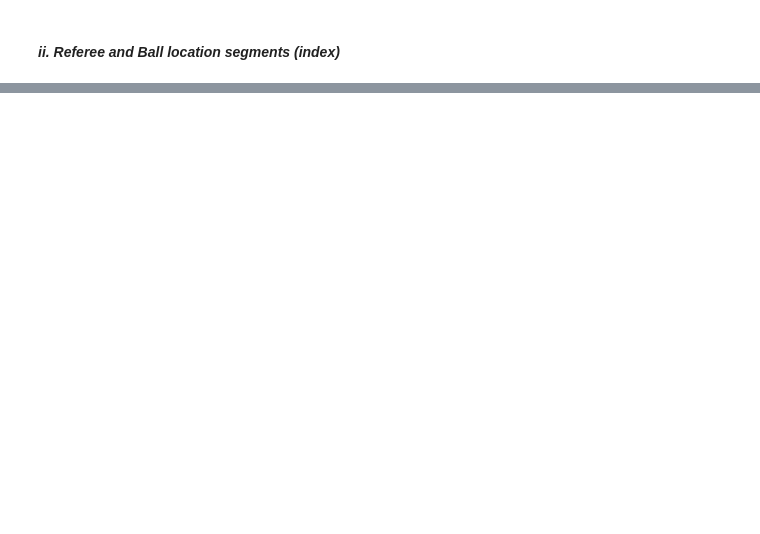
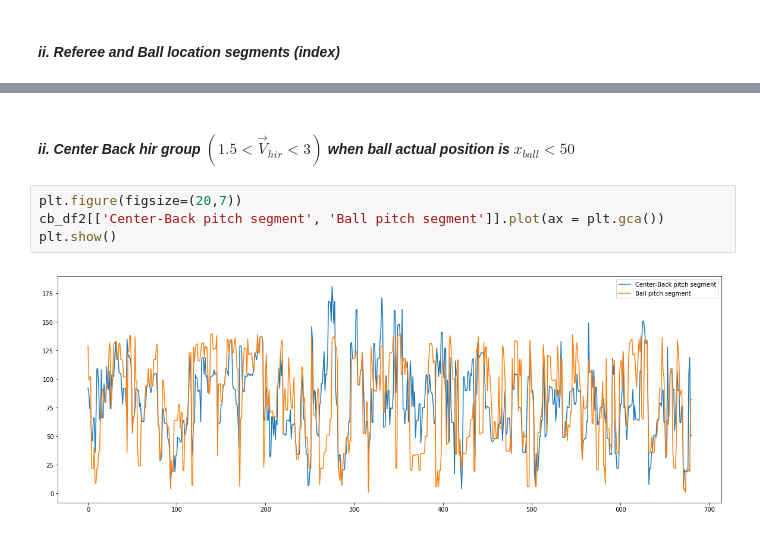
Before and after one commit to anaramirli/predict-soccer-ball-location, a Jupyter notebook: src/feature_analysis.ipynb, the cells around one changed output, grey strips where cells are left out. Cells and saved outputs as stored; diff of their text form; blank space fills up the shorter version.

```diff
--- a/src/feature_analysis.ipynb
+++ b/src/feature_analysis.ipynb
@@ -509,0 +538,8 @@ df2 = pd.DataFrame({
+# %% [markdown]
+#### *ii. Center Back hir group $(1.5<\vec{V}_{hir}<3)$ when ball actual position is $x_{ball}<50$*
+# %%
+plt.figure(figsize=(20,7))
+cb_df2[['Center-Back pitch segment', 'Ball pitch segment']].plot(ax = plt.gca())
+plt.show()
+# %% [output]
+[figure, added]
```
Also changed, not shown: parts of 19 cells of this notebook.
